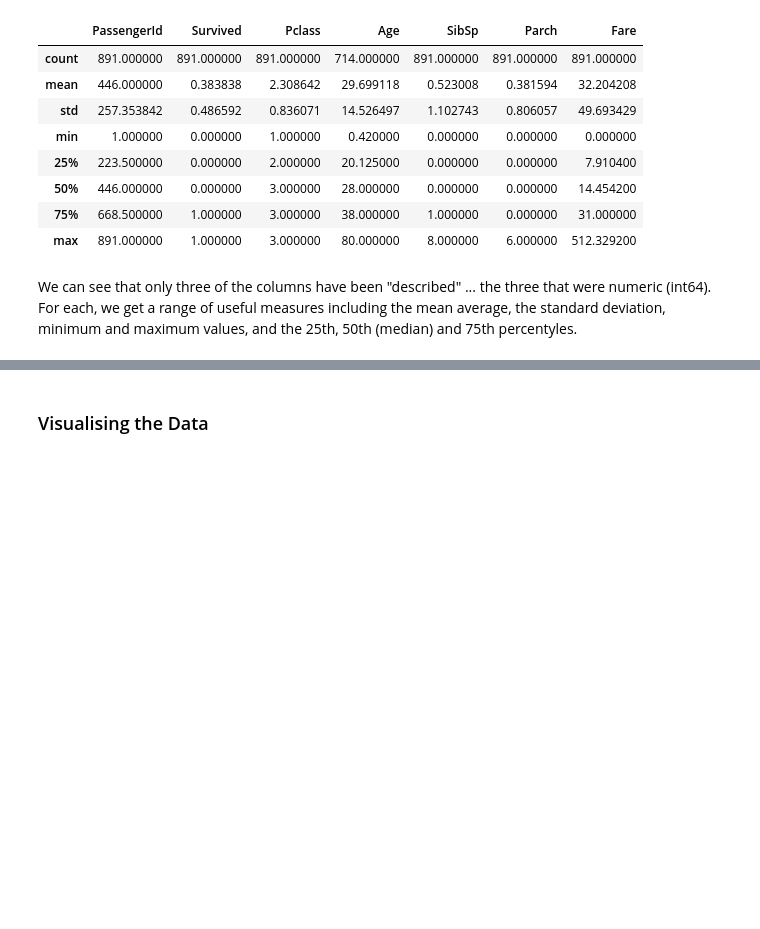
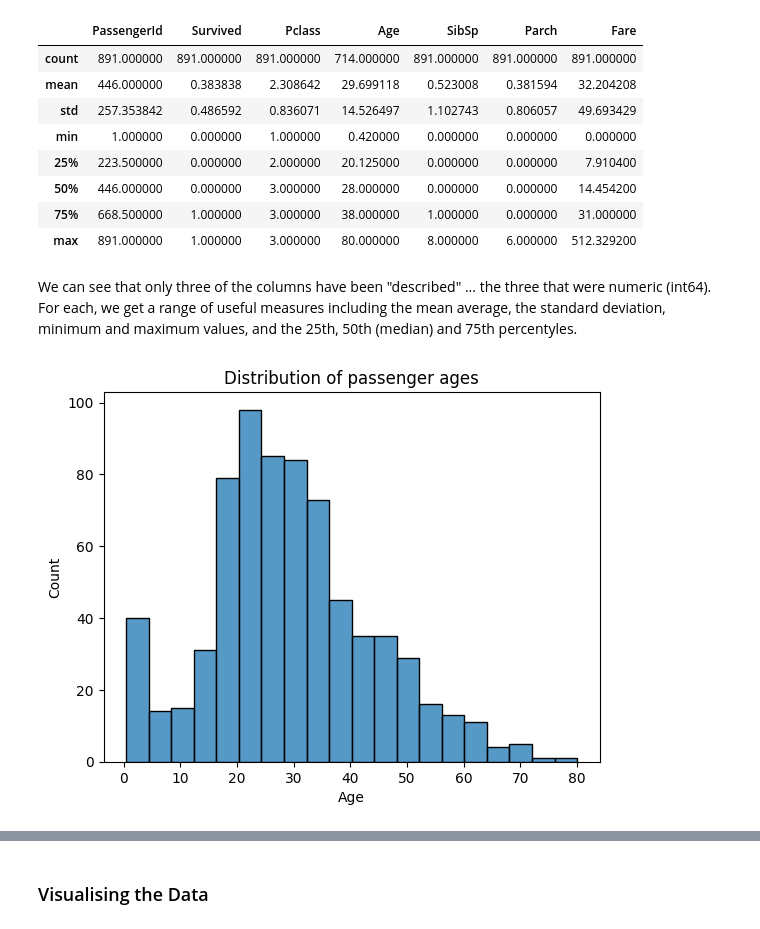
Before and after one commit to Arman-Ali-Create/Arman-Ali-Create-DataScience-GenAI-Submissions, a Jupyter notebook: Copy_of_2_05_Exploratory_Data_Analysis.ipynb, the cells around one changed output, grey strips where cells are left out. Saved outputs shown, nothing was run; the diff lists cells and outputs as text; code cells hidden in the pictures; blank space fills up the shorter version.

```diff
--- a/Copy_of_2_05_Exploratory_Data_Analysis.ipynb
+++ b/Copy_of_2_05_Exploratory_Data_Analysis.ipynb
@@ -121,3 +121,9 @@ titanic.describe()
 | max | 891.000000 | 1.000000 | 3.000000 | 80.000000 | 8.000000 | 6.000000 | 512.329200 |
 # %% [markdown]
 We can see that only three of the columns have been "described" ... the three that were numeric (int64). For each, we get a range of useful measures including the mean average, the standard deviation, minimum and maximum values, and the 25th, 50th (median) and 75th percentyles.
+# %%
+sns.histplot(data=titanic, x='Age', bins=20)
+plt.title('Distribution of passenger ages')
+plt.show()
+# %% [output]
+[figure, added]
```
Also changed, not shown: parts of 1 cell of this notebook.
